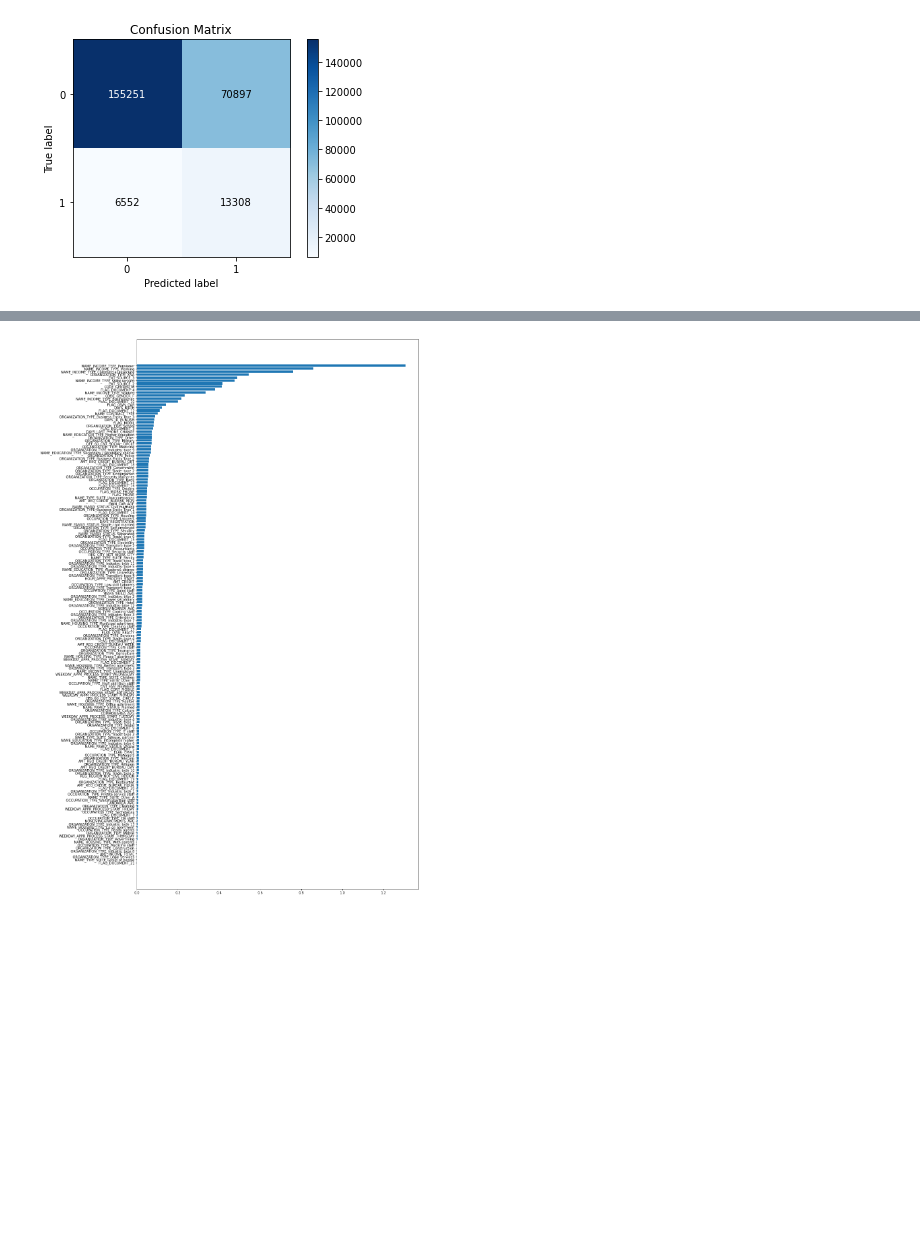
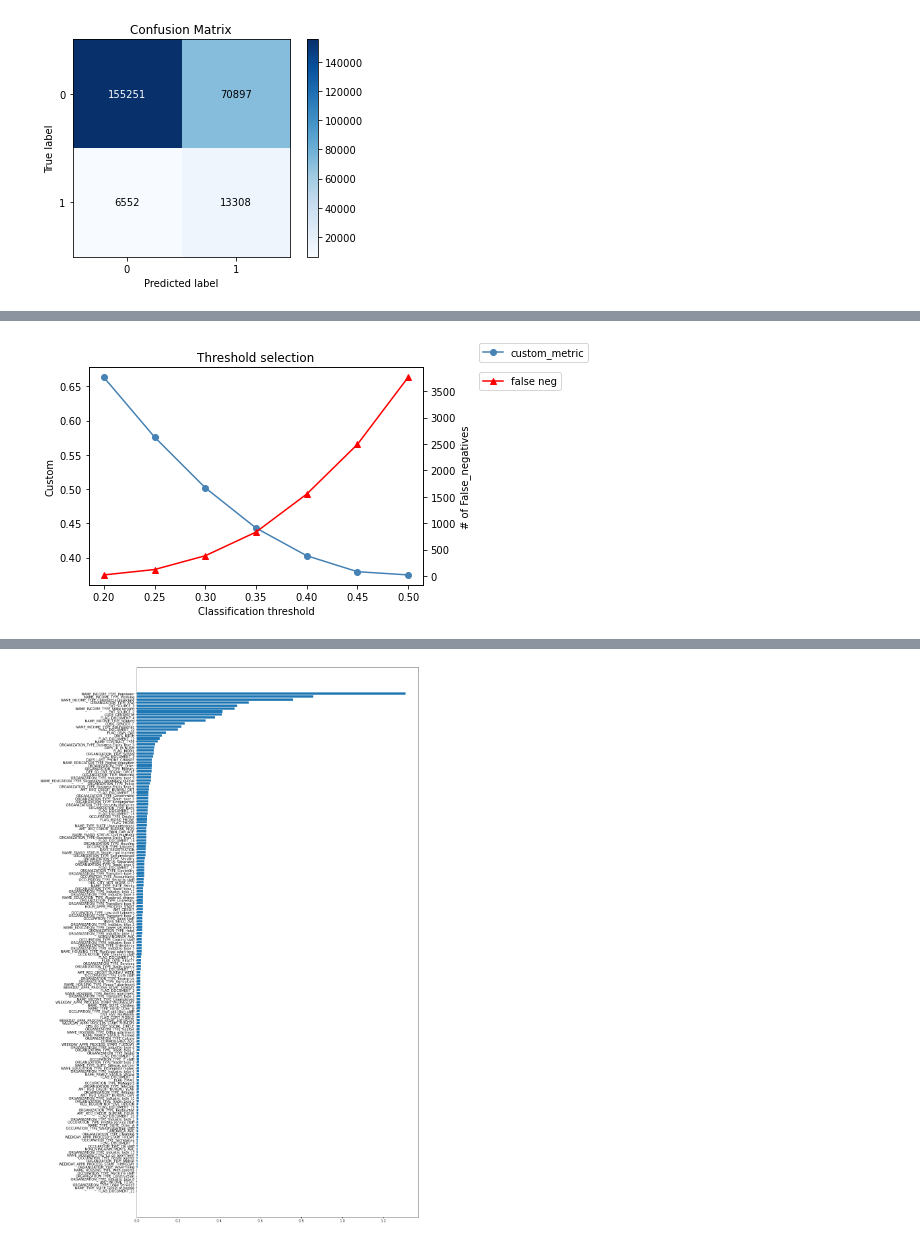
Before and after one commit to rdufief/Home_Credit_App, a Jupyter notebook: P7_Dufief_Romain_Analyse_& Construction_Scoring.ipynb, the cells around one changed output, grey strips where cells are left out. Saved outputs shown, nothing was run; the diff lists cells and outputs as text; code cells hidden in the pictures; blank space fills up the shorter version.

Commit message:
Target threshold & app update
Updated the model with a better cost threshold
Updated the app with additional filters

```diff
--- a/P7_Dufief_Romain_Analyse_& Construction_Scoring.ipynb
+++ b/P7_Dufief_Romain_Analyse_& Construction_Scoring.ipynb
@@ -863,0 +896,24 @@ array([[-1.42477241e-01, -1.26222194e-01,  1.84904745e-02,
+# %%
+false_neg = []
+false_pos = []
+custom_metric = []
+
+thresholds = [x/100 for x in range (20,55,5)]
+
+for thd in thresholds:
+    y_pred = (pipe4.predict_proba(X_train)[:,1] >= thd).astype(int)
+    truepos = metrics.confusion_matrix(y_train, y_pred)[1][1]
+    falneg = metrics.confusion_matrix(y_train, y_pred)[1][0]
+    false_neg.append(falneg)
+    falpos = metrics.confusion_matrix(y_train, y_pred)[0][1]
+    false_pos.append(falpos)
+    recall = truepos/(truepos+falneg)
+    custom = custom_asymmetric_eval(y_train, y_pred)
+    custom_metric.append(custom)
+    print("Threshold = ", thd)
+    print(f'True Positives = {truepos:,}')
+    print(f'False Negatives = {falneg:,}')
+    print(f'Recall = {recall:.2%}')
+    print(f'False Positives = {falpos:,}')
+    print(f'Custom = {custom:,.3f}')
+    print('------------------------------------')
@@ -863,0 +938,20 @@ array([[-1.42477241e-01, -1.26222194e-01,  1.84904745e-02,
+# %%
+pl = plt.plot(thresholds, custom_metric, marker='o', label = 'custom', color = 'steelblue')
+plt.xlabel('Classification threshold')
+ax = plt.gca()
+ax.set_ylabel('Custom')
+
+plt.legend(pl, ['custom_metric'], bbox_to_anchor=(1.15, 1), loc='lower left')
+
+ax2 = plt.gca().twinx()
+pl2 = ax2.plot(thresholds, false_neg, marker='^', label = 'false neg',color = 'red')
+ax2.set_ylabel('# of False_negatives')
+
+#pl3 = ax2.plot(thresholds, false_pos, marker='^', label = 'false pos',color = 'green')
+
+plt.title('Threshold selection')
+plt.legend(bbox_to_anchor=(1.15, 1), loc='upper left')
+
+plt.show()
+# %% [output]
+[figure, added]
```
Also changed, not shown: parts of 22 cells of this notebook, 3 other files.
